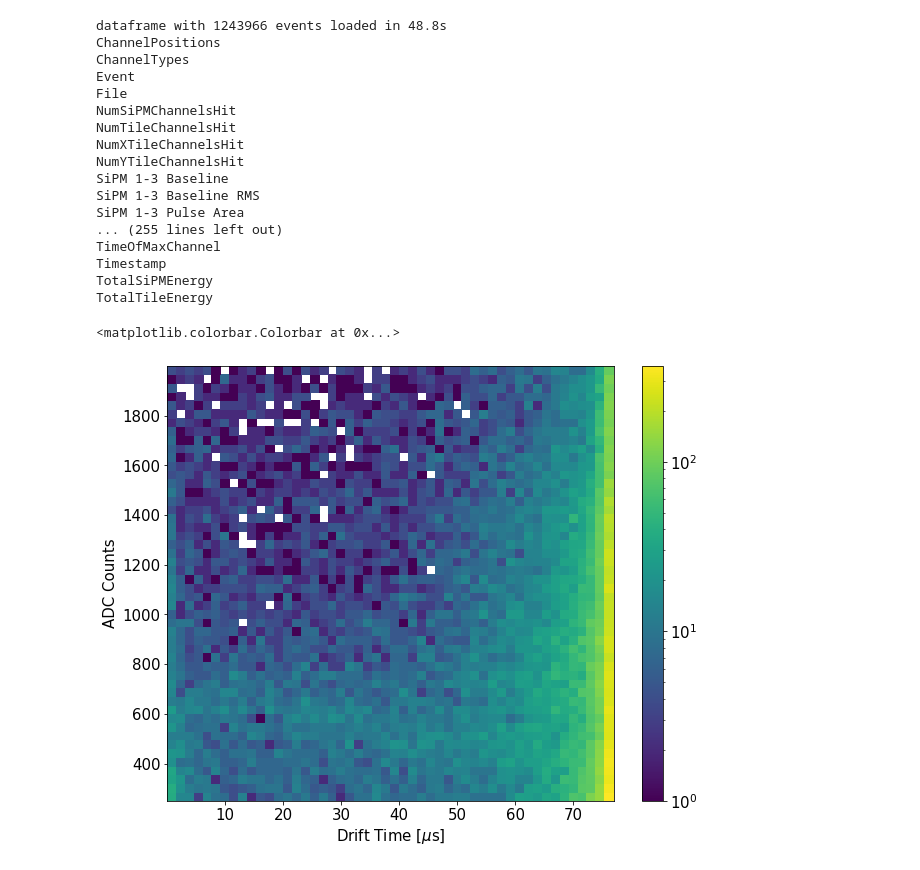
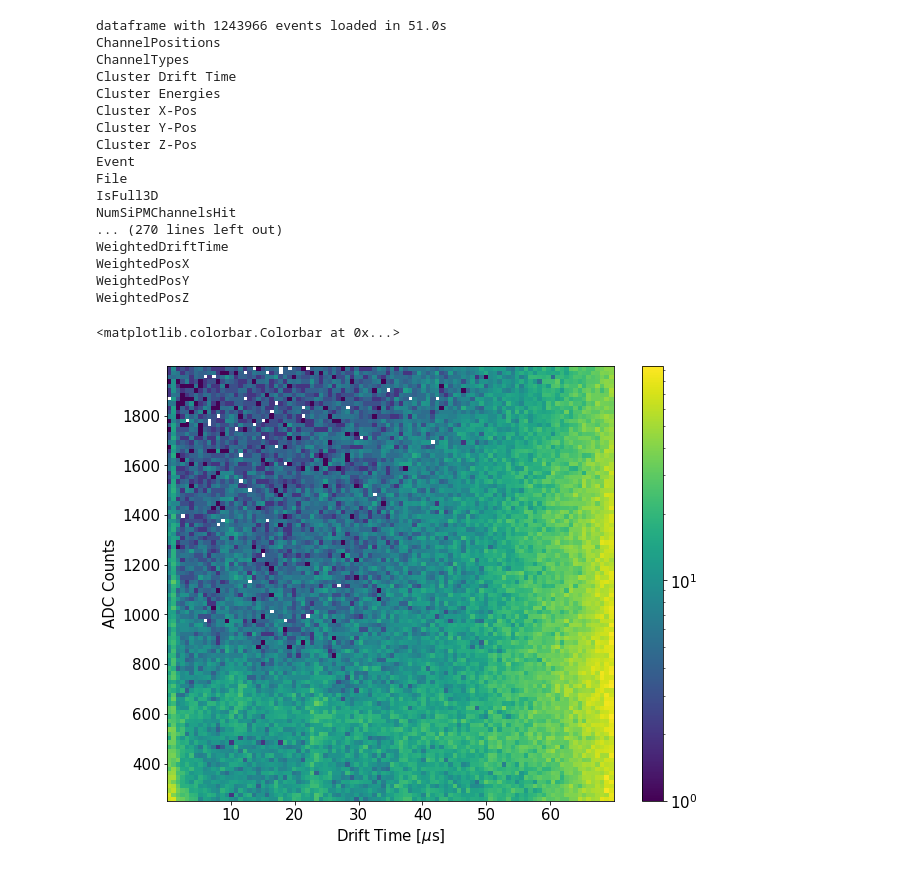
Before and after one commit to jdalmasson88/LXe_notebooks, a Jupyter notebook: alpha_electron_lifetime.ipynb, the cells around one changed output. Saved outputs shown, nothing was run; the diff lists cells and outputs as text; code cells hidden in the pictures.

```diff
--- a/alpha_electron_lifetime.ipynb
+++ b/alpha_electron_lifetime.ipynb
@@ -15,7 +15,7 @@ analysis_config = StruckAnalysisConfiguration.StruckAnalysisConfiguration()
 analysis_config.GetRunParametersFromFile('/g/g90/jacopod/software/TMSAnalysis/config/Run_Parameters_Xe_Run29.csv')
 sampling_time = analysis_config.run_parameters['Sampling Period [ns]']/1.e3
 trigger_time = analysis_config.run_parameters['Pretrigger Length [samples]']
-path_to_reduced = '/p/lustre1/jacopod/29th/TMS_analysis/20200213_AfterRnInjection'
+path_to_reduced = '/p/lustre1/jacopod/29th/analysis_500ns/20200213_AfterRnInjection'
 # %%
 start_time = time.time()
 df = pd.read_hdf(path_to_reduced + '/reduced_added.h5')
@@ -24,37 +24,38 @@ DriftTime = (df['TimeOfMaxChannel'] - trigger_time)*sampling_time
 for k in df.keys():
     print(k)
 # %% [output]
-dataframe with 1243966 events loaded in 48.8s
+dataframe with 1243966 events loaded in 51.0s
 ChannelPositions
 ChannelTypes
+Cluster Drift Time
+Cluster Energies
+Cluster X-Pos
+Cluster Y-Pos
+Cluster Z-Pos
 Event
 File
+IsFull3D
 NumSiPMChannelsHit
-NumTileChannelsHit
-NumXTileChannelsHit
-NumYTileChannelsHit
-SiPM 1-3 Baseline
-SiPM 1-3 Baseline RMS
-SiPM 1-3 Pulse Area
-... (255 lines left out)
-TimeOfMaxChannel
-Timestamp
-TotalSiPMEnergy
-TotalTileEnergy
+... (270 lines left out)
+WeightedDriftTime
+WeightedPosX
+WeightedPosY
+WeightedPosZ
 # %%
-cut_array = ['DriftTime>0', 'DriftTime<77',\
-            'TotalTileEnergy>250', 'TotalTileEnergy<2000',\
-            'NumXTileChannelsHit==1','NumYTileChannelsHit==1']
+min_time = 0
+max_time = 70
+cut_array = ['DriftTime>{}'.format(min_time), 'DriftTime<{}'.format(max_time),\
+            'TotalTileEnergy>250', 'TotalTileEnergy<2000']
 derived_dict = {'DriftTime':DriftTime}
 cut = Cut(cut_array,df,derived_dict)
 mask = cut.mask
-plt.hist2d(DriftTime.loc[mask], df['TotalTileEnergy'].loc[mask], bins=50, norm=LogNorm())
+plt.hist2d(DriftTime[mask], df['TotalTileEnergy'][mask], bins=100, norm=LogNorm())
 plt.xlabel('Drift Time [$\mu$s]')
 plt.ylabel('ADC Counts')
 plt.colorbar()
 # %% [output]
 <matplotlib.colorbar.Colorbar at 0x...>
-[figure, old version]
+[figure, new version]
 # %%
 def fit_function(x, A, beta, B, mu, sigma):
     return (A * np.exp(-x/beta) +\
```
Also changed, not shown: parts of 9 cells of this notebook, 3 other files.
